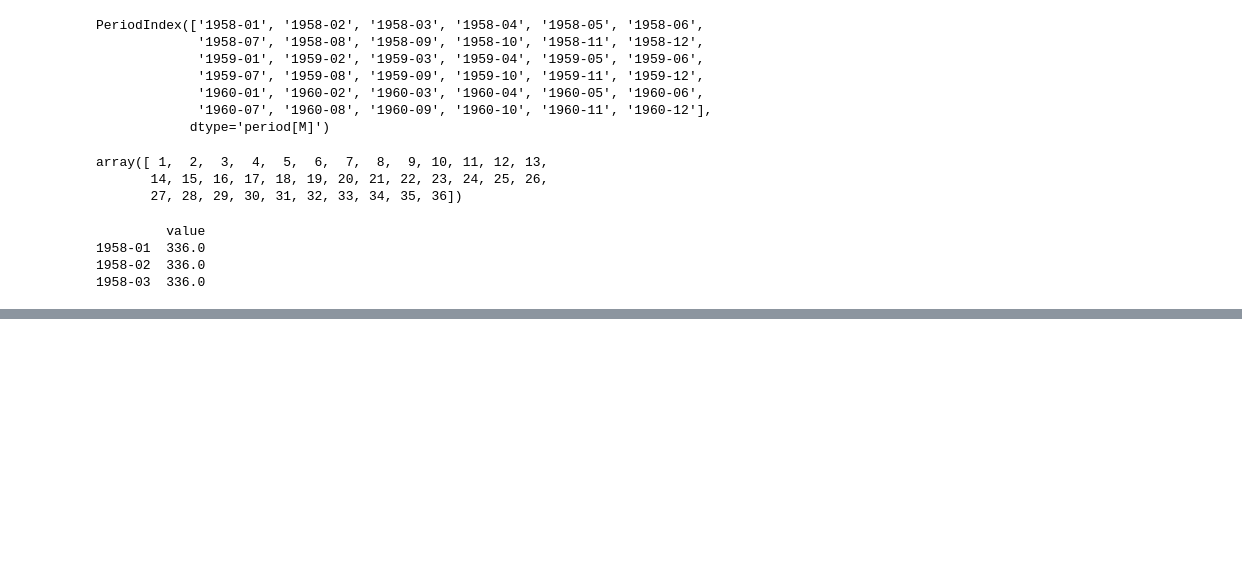
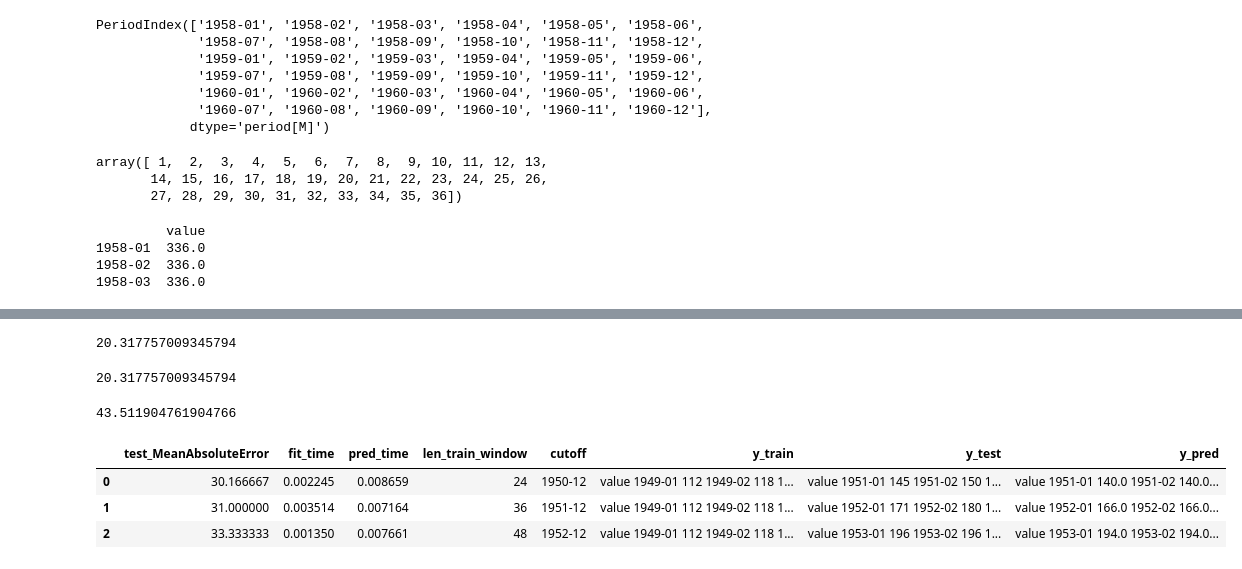
Before and after one commit to maton369/Python_Time_Series_Intro, a Jupyter notebook: 3-3-sktimeの使い方.ipynb, the cells around one changed output, grey strips where cells are left out. Drawn from its saved outputs; the diff is of its cells as text; code cells hidden in the pictures; blank space fills up the shorter version.

```diff
--- a/3-3-sktimeの使い方.ipynb
+++ b/3-3-sktimeの使い方.ipynb
@@ -286,0 +336,33 @@ drift_pred = drift_forecaster.predict(fh)
+# %%
+# ===============================================
+# クロスバリデーション（CV）結果の集計
+# ===============================================
+# cv_df.iloc[:, 0] は、各分割ステップにおける
+# 1時点先予測の MAE（平均絶対誤差）を取り出している。
+#
+# mean() によって、その平均値を計算。
+# → モデル全体としての平均的な予測誤差を確認できる。
+# ===============================================
+
+cv_df.iloc[:, 0].mean()
+# %% [output]
+20.317757009345794
+# %%
+# ===============================================
+# MASE（Mean Absolute Scaled Error）で用いる基準誤差の確認
+# ===============================================
+# 「naive_error」とは：
+#   → 1期前の値（持続予測）との差の絶対値の平均。
+#   → MASE の分母として用いられる「基準誤差」。
+#
+# 下記の式では、訓練データ train の中で
+#   ・当期（1949-02〜1957-12）と
+#   ・1期前（1949-01〜1957-11）
+# の値の差を取り、その絶対値の平均を算出している。
+#
+# 結果的に、これは「持続予測の1期先誤差の平均」＝naive_error に一致する。
+# ===============================================
+
+np.abs(train["1949-02":"1957-12"].values - train["1949-01":"1957-11"].values).mean()
+# %% [output]
+20.317757009345794
@@ -286,0 +404,44 @@ drift_pred = drift_forecaster.predict(fh)
+# %%
+# ===============================================
+# 12時点先予測（1年先予測）の平均MAEを算出
+# ===============================================
+# cv_df.iloc[:, 0]:
+#   evaluate() の結果 DataFrame（cv_df）の最初の列に、
+#   各CV分割（fold）で得られた MAE（平均絶対誤差）が格納されている。
+#
+# mean():
+#   それらの MAE を平均することで、
+#   「モデル全体としての12ステップ先予測誤差の平均値」を求める。
+#
+# 結果：
+#   → モデル（ここでは NaiveForecaster）の長期予測精度を
+#      単一指標として評価できる。
+# ===============================================
+
+cv_df.iloc[:, 0].mean()
+# %% [output]
+43.511904761904766
+# %%
+# ===============================================
+# クロスバリデーション（CV）の結果の詳細を確認
+# ===============================================
+# evaluate() の出力（cv_df）は、各分割ステップ（fold）ごとの
+# 予測結果と評価指標（ここでは MAE）をまとめた DataFrame。
+#
+# 含まれる主な情報：
+#   - test_fold      : 各CV分割の番号
+#   - test_start/end : 検証に使われた期間（時系列の範囲）
+#   - MAE            : その分割における平均絶対誤差
+#   - y_pred         : 予測された値（return_data=True の場合）
+#   - y_test         : 実際の値（同上）
+#
+# head(3) で最初の3分割分を確認し、
+# CVが正しく実行されているかを検証できる。
+# ===============================================
+
+cv_df.head(3)
+# %% [output]
+|  | test_MeanAbsoluteError | fit_time | pred_time | len_train_window | cutoff | y_train | y_test | y_pred |
+| 0 | 30.166667 | 0.002245 | 0.008659 | 24 | 1950-12 | value 1949-01 112 1949-02 118 1... | value 1951-01 145 1951-02 150 1... | value 1951-01 140.0 1951-02 140.0... |
+| 1 | 31.000000 | 0.003514 | 0.007164 | 36 | 1951-12 | value 1949-01 112 1949-02 118 1... | value 1952-01 171 1952-02 180 1... | value 1952-01 166.0 1952-02 166.0... |
+| 2 | 33.333333 | 0.001350 | 0.007661 | 48 | 1952-12 | value 1949-01 112 1949-02 118 1... | value 1953-01 196 1953-02 196 1... | value 1953-01 194.0 1953-02 194.0... |
```
Also changed, not shown: parts of 4 cells of this notebook.
